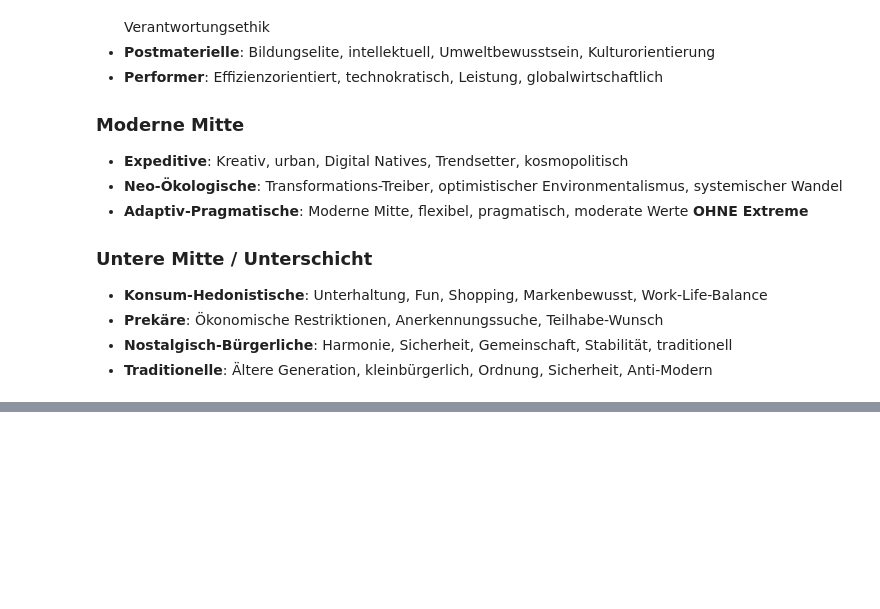
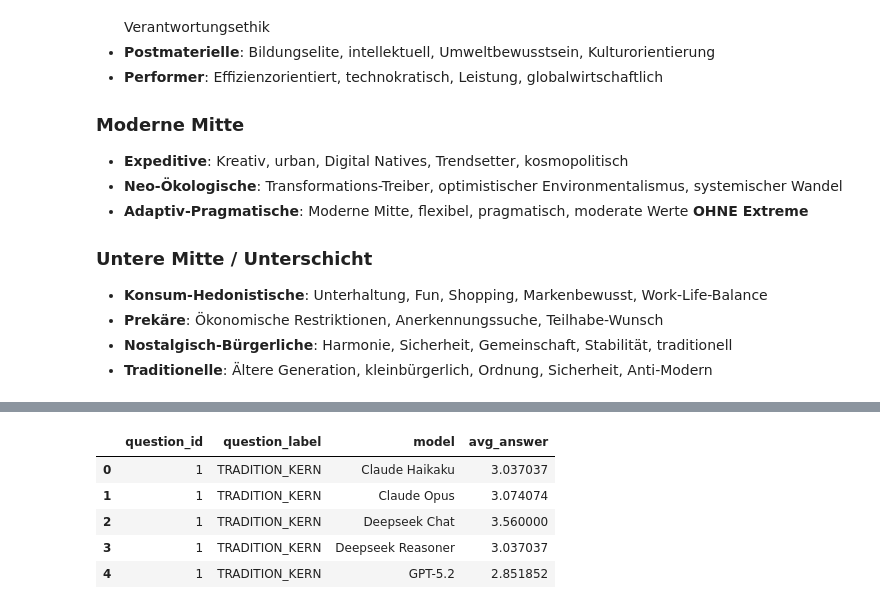
Before and after one commit to Superheld/LLMSurvey, a Jupyter notebook: notebooks/evaluation.ipynb, the cells around one changed output, grey strips where cells are left out. Cells and saved outputs as stored; diff of their text form; code cells hidden in the pictures; blank space fills up the shorter version.

```diff
--- a/notebooks/evaluation.ipynb
+++ b/notebooks/evaluation.ipynb
@@ -130,0 +194,25 @@ Deepseek Reasoner     4 Adaptiv-Pragmatische       0.681          Prekäre
+# %%
+# antwortverteilung
+query_answers = """
+    SELECT
+        q.id as question_id,
+        q.label as question_label,
+        m.name as model,
+        AVG(resp.answer) as avg_answer
+    FROM responses resp
+    JOIN runs r ON resp.run_id = r.id
+    JOIN models m ON r.model_id = m.id
+    JOIN questions q ON resp.question_id = q.id
+    GROUP BY q.id, m.id
+    ORDER BY q.id, m.name
+"""
+
+df_answers = pd.read_sql_query(query_answers, connection)
+df_answers.head()
+# %% [output]
+|  | question_id | question_label | model | avg_answer |
+| 0 | 1 | TRADITION_KERN | Claude Haikaku | 3.037037 |
+| 1 | 1 | TRADITION_KERN | Claude Opus | 3.074074 |
+| 2 | 1 | TRADITION_KERN | Deepseek Chat | 3.560000 |
+| 3 | 1 | TRADITION_KERN | Deepseek Reasoner | 3.037037 |
+| 4 | 1 | TRADITION_KERN | GPT-5.2 | 2.851852 |
```
Also changed, not shown: parts of 8 cells of this notebook, 3 other files.
